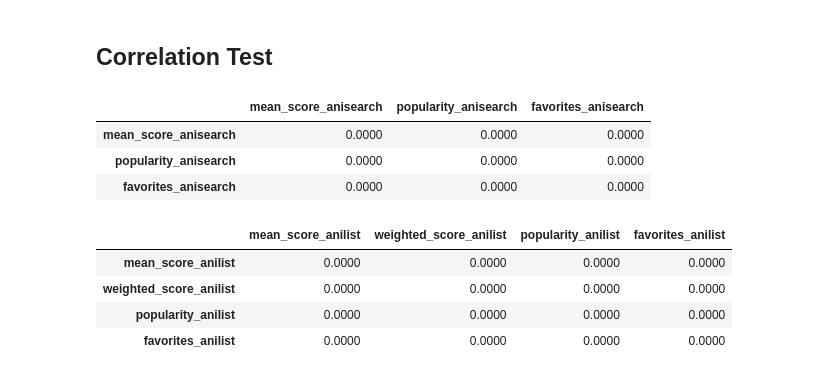
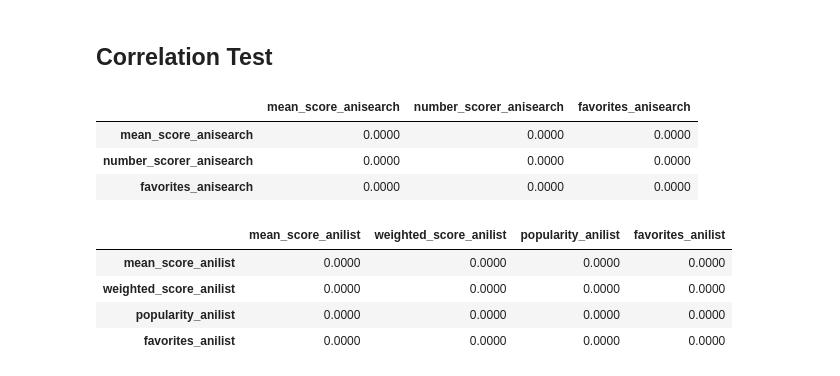
Before and after one commit to mrcuongtroll/Anime-Analysis, a Jupyter notebook: Analysis/Distribution_and_Correlation.ipynb, the cells around one changed output. Saved outputs shown, nothing was run; the diff lists cells and outputs as text; code cells hidden in the pictures.

```diff
--- a/Analysis/Distribution_And_Correlation.ipynb
+++ b/Analysis/Distribution_and_Correlation.ipynb
@@ -239,6 +239,6 @@ df_anilist.head(3)
 # Anisearch
 df_anisearch = df.dropna(subset=['mean_score_anisearch', 'favorites_anisearch', 'number_scorer_anisearch'])
 df_anisearch = df_anisearch[['mean_score_anisearch', 'favorites_anisearch', 'number_scorer_anisearch']]
-df_anisearch.rename(columns = {'number_scorer_anisearch':'popularity_anisearch'}, inplace = True)
+# df_anisearch.rename(columns = {'number_scorer_anisearch':'popularity_anisearch'}, inplace = True)
 df_anisearch.head()
 # %% [output]
@@ -336,12 +337,12 @@ sns.pairplot(df_mal, height=1.5)
 from researchpy.correlation import corr_case
 # %%
 # Anisearch
-corr_case(df_anisearch[['mean_score_anisearch', 'popularity_anisearch',
+corr_case(df_anisearch[['mean_score_anisearch', 'number_scorer_anisearch',
                         'favorites_anisearch' ]])[2]
 # %% [output]
-|  | mean_score_anisearch | popularity_anisearch | favorites_anisearch |
+|  | mean_score_anisearch | number_scorer_anisearch | favorites_anisearch |
 | mean_score_anisearch | 0.0000 | 0.0000 | 0.0000 |
-| popularity_anisearch | 0.0000 | 0.0000 | 0.0000 |
+| number_scorer_anisearch | 0.0000 | 0.0000 | 0.0000 |
 | favorites_anisearch | 0.0000 | 0.0000 | 0.0000 |
 # %%
 # Anilist
```
Also changed, not shown: parts of 4 cells of this notebook, 5 other files.
